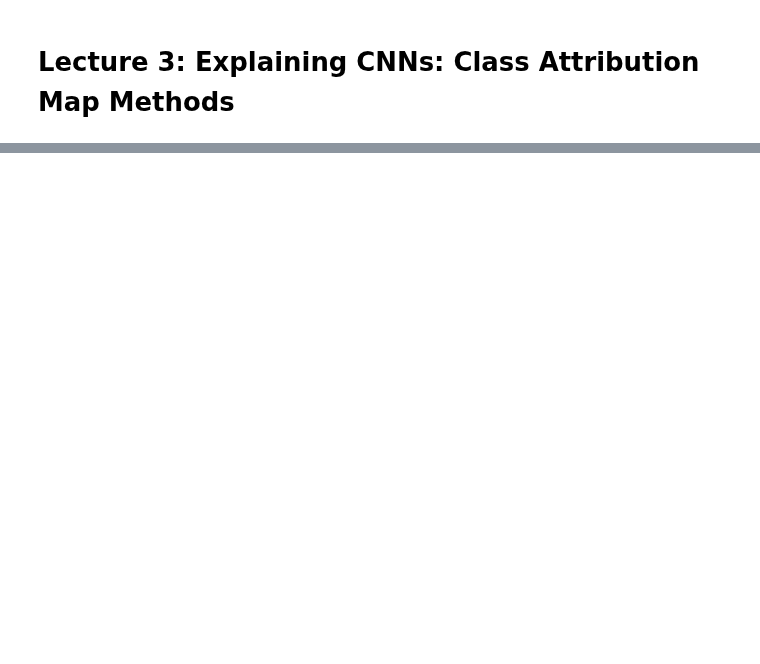
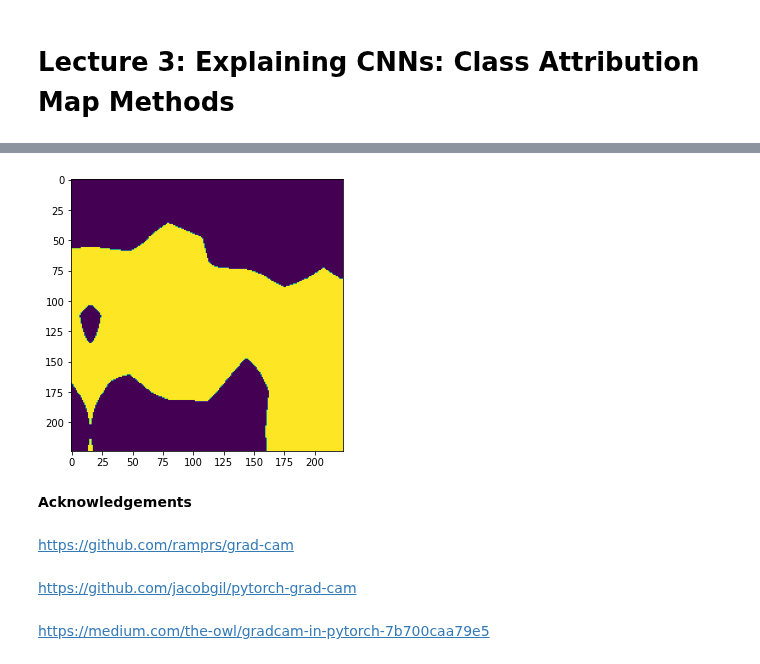
Before and after one commit to DL4CV-NPTEL/Deep-Learning-For-Computer-Vision, a Jupyter notebook: notebooks/Week_6/Week_6_Lecture_3.ipynb, the cells around one changed output, grey strips where cells are left out. Saved outputs shown, nothing was run; the diff lists cells and outputs as text; code cells hidden in the pictures; blank space fills up the shorter version.

```diff
--- a/notebooks/Week_6/Week_6_Lecture_3.ipynb
+++ b/notebooks/Week_6/Week_6_Lecture_3.ipynb
@@ -28,0 +124,17 @@ IPyDisplay.HTML(
+# %%
+heatmap_j3 = (heatmap_j > 0.75)
+# %%
+fig, axs = plt.subplots(1,figsize = (5,5))
+axs.imshow(((img*std+mean)[0].transpose(1,2,0)))
+axs.imshow(heatmap_j3)
+plt.show()
+# %% [output]
+[figure, added]
+# %% [markdown]
+**Acknowledgements**
+# %% [markdown]
+https://github.com/ramprs/grad-cam
+# %% [markdown]
+https://github.com/jacobgil/pytorch-grad-cam
+# %% [markdown]
+https://medium.com/the-owl/gradcam-in-pytorch-7b700caa79e5
```
Also changed, not shown: parts of 17 cells of this notebook.
